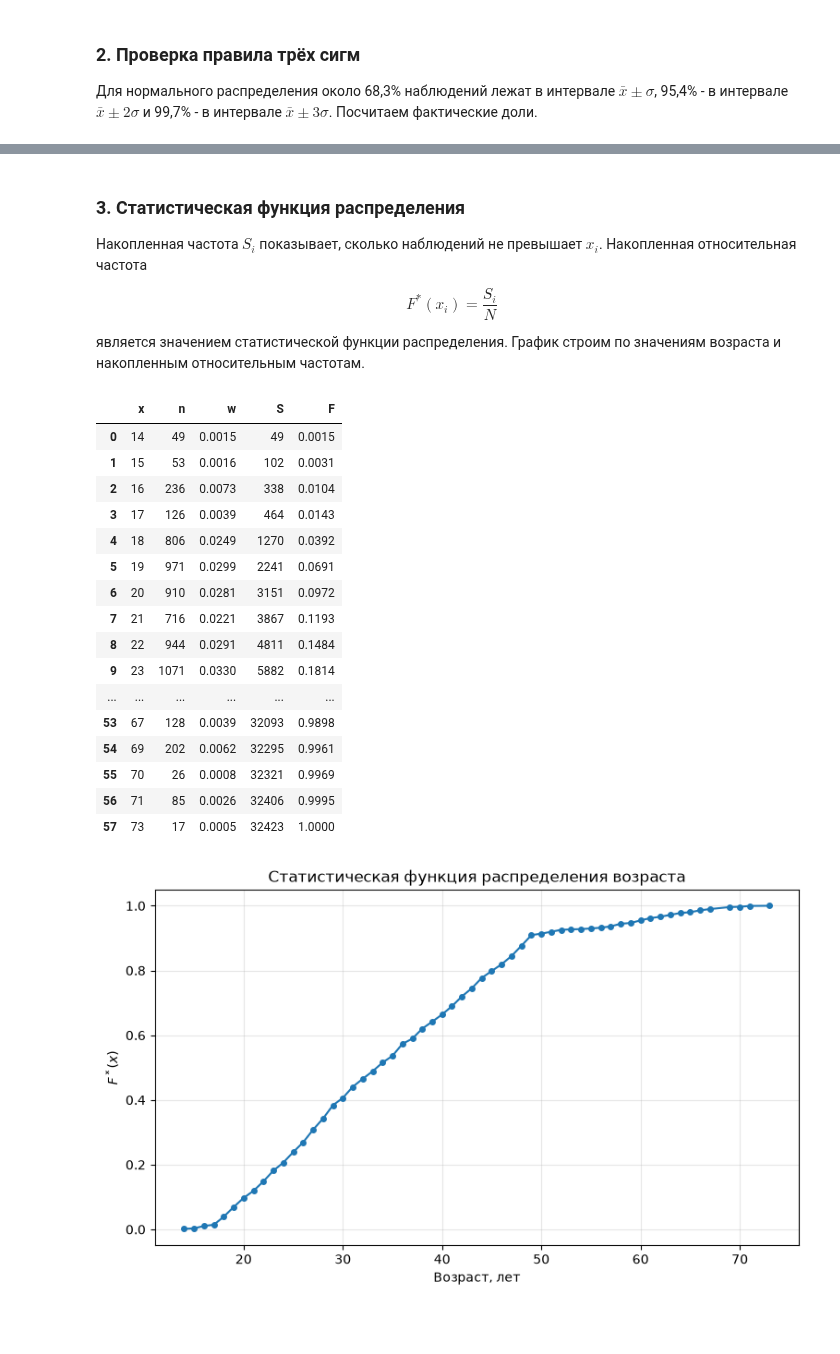
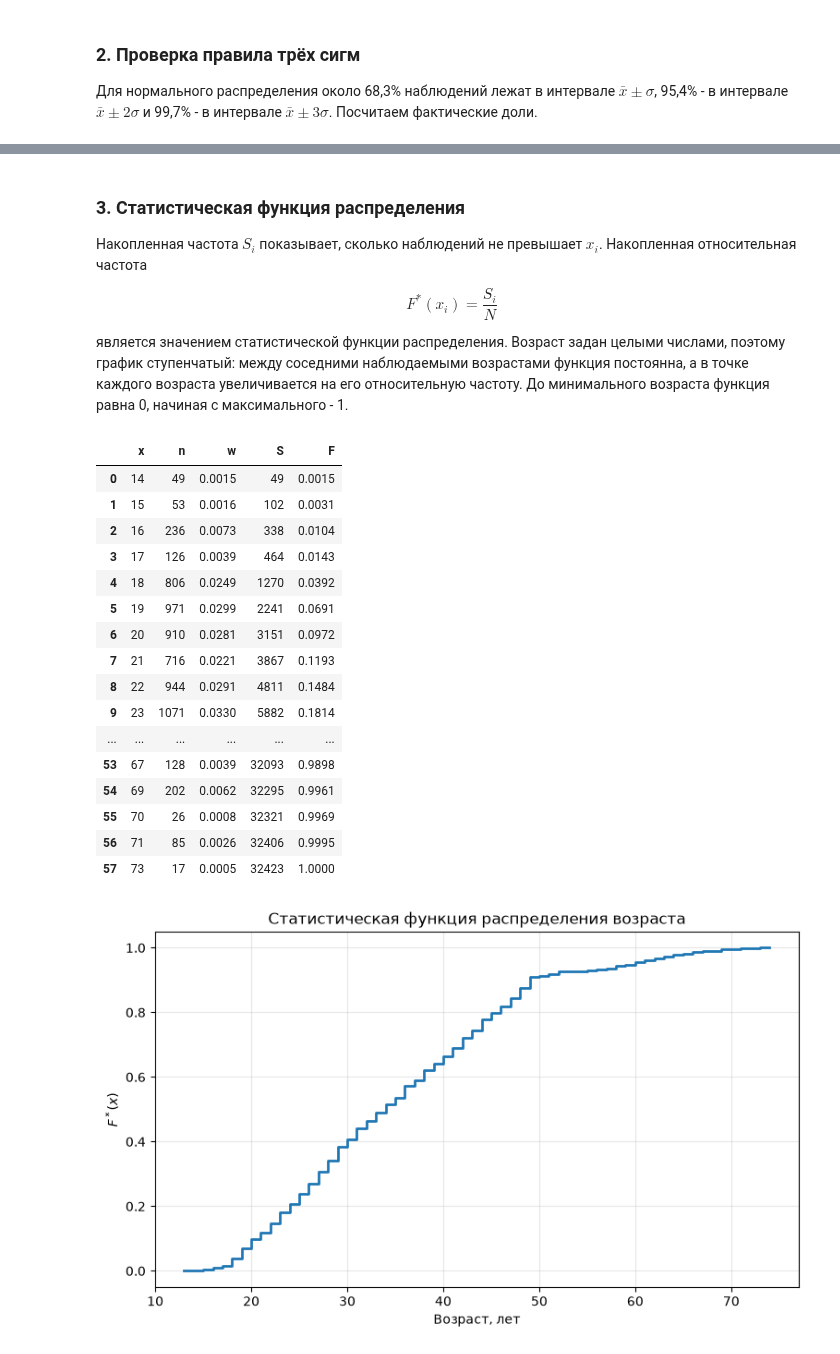
Before and after one commit to blx000/Statistical_Data_Analysis_Methods, a Jupyter notebook: ЛР_1.2_Нормальное_распределение.ipynb, the cells around one changed output, grey strips where cells are left out. Saved outputs shown, nothing was run; the diff lists cells and outputs as text; code cells hidden in the pictures; blank space fills up the shorter version.

```diff
--- a/ЛР_1.2_Нормальное_распределение.ipynb
+++ b/ЛР_1.2_Нормальное_распределение.ipynb
@@ -156,40 +170,44 @@ display(sigma_table.round(4))
 
 $$F^*(x_i) = \frac{S_i}{N}$$
 
-является значением статистической функции распределения. График строим по значениям возраста и накопленным относительным частотам.
+является значением статистической функции распределения. Возраст задан целыми числами, поэтому график ступенчатый: между соседними наблюдаемыми возрастами функция постоянна, а в точке каждого возраста увеличивается на его относительную частоту. До минимального возраста функция равна 0, начиная с максимального - 1.
 # %%
 distribution = discrete.copy()
 distribution["S"] = distribution["n"].cumsum()
 distribution["F"] = distribution["S"] / N
 
 display(distribution.round(4))
 
+x_points = [data.min() - 1] + distribution["x"].tolist() + [data.max() + 1]
+y_points = [0] + distribution["F"].tolist() + [1]
+
 plt.figure(figsize=(9, 5))
-plt.plot(distribution["x"], distribution["F"], marker="o", markersize=4)
+plt.step(x_points, y_points, where="post", linewidth=2)
 plt.title("Статистическая функция распределения возраста")
 plt.xlabel("Возраст, лет")
 plt.ylabel("$F^*(x)$")
+plt.ylim(-0.05, 1.05)
 plt.grid(alpha=0.3)
 plt.show()
 # %% [output]
 |  | x | n | w | S | F |
 | 0 | 14 | 49 | 0.0015 | 49 | 0.0015 |
 | 1 | 15 | 53 | 0.0016 | 102 | 0.0031 |
 | 2 | 16 | 236 | 0.0073 | 338 | 0.0104 |
 | 3 | 17 | 126 | 0.0039 | 464 | 0.0143 |
 | 4 | 18 | 806 | 0.0249 | 1270 | 0.0392 |
 | 5 | 19 | 971 | 0.0299 | 2241 | 0.0691 |
 | 6 | 20 | 910 | 0.0281 | 3151 | 0.0972 |
 | 7 | 21 | 716 | 0.0221 | 3867 | 0.1193 |
 | 8 | 22 | 944 | 0.0291 | 4811 | 0.1484 |
 | 9 | 23 | 1071 | 0.0330 | 5882 | 0.1814 |
 | ... | ... | ... | ... | ... | ... |
 | 53 | 67 | 128 | 0.0039 | 32093 | 0.9898 |
 | 54 | 69 | 202 | 0.0062 | 32295 | 0.9961 |
 | 55 | 70 | 26 | 0.0008 | 32321 | 0.9969 |
 | 56 | 71 | 85 | 0.0026 | 32406 | 0.9995 |
 | 57 | 73 | 17 | 0.0005 | 32423 | 1.0000 |
-[figure, old version]
+[figure, new version]
 # %% [markdown]
 ### Итоговый вывод
 
```
Also changed, not shown: parts of 4 cells of this notebook, 1 other file.
